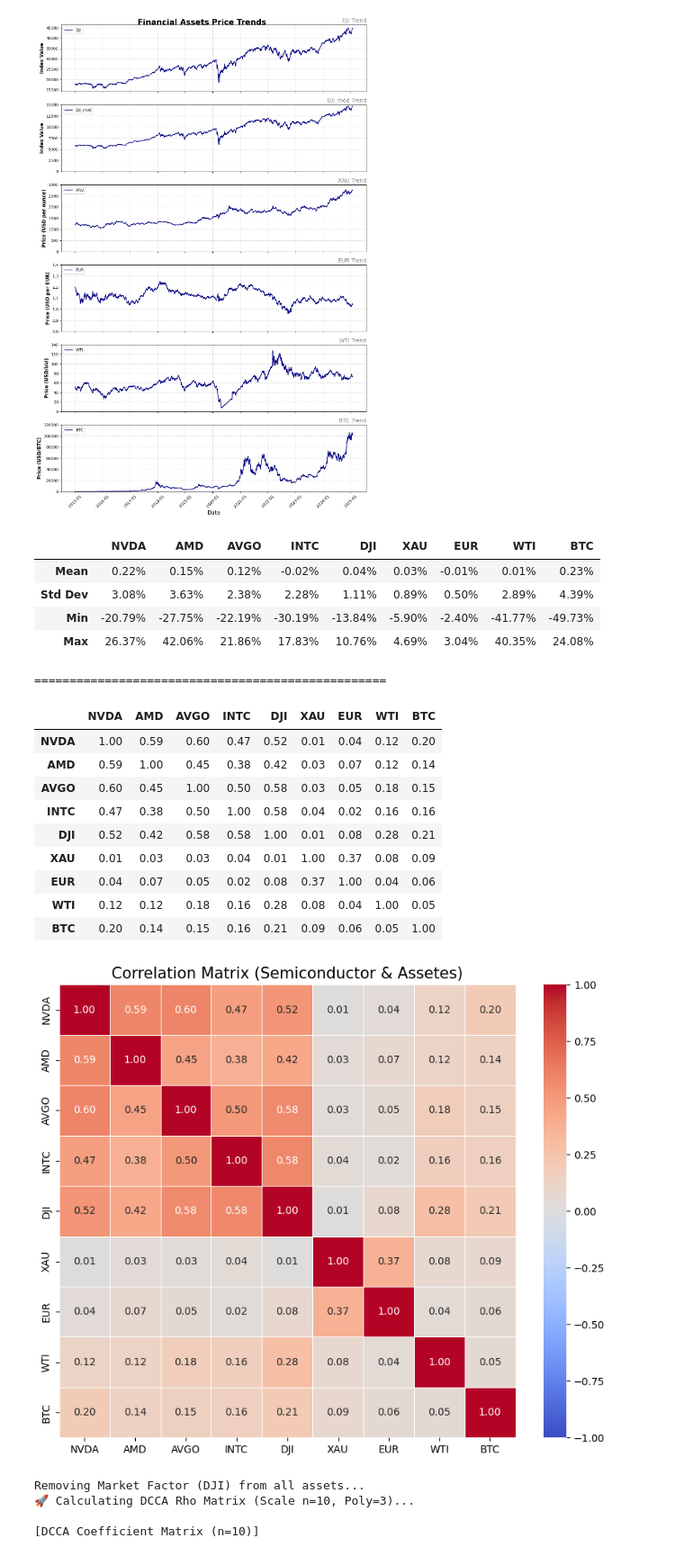
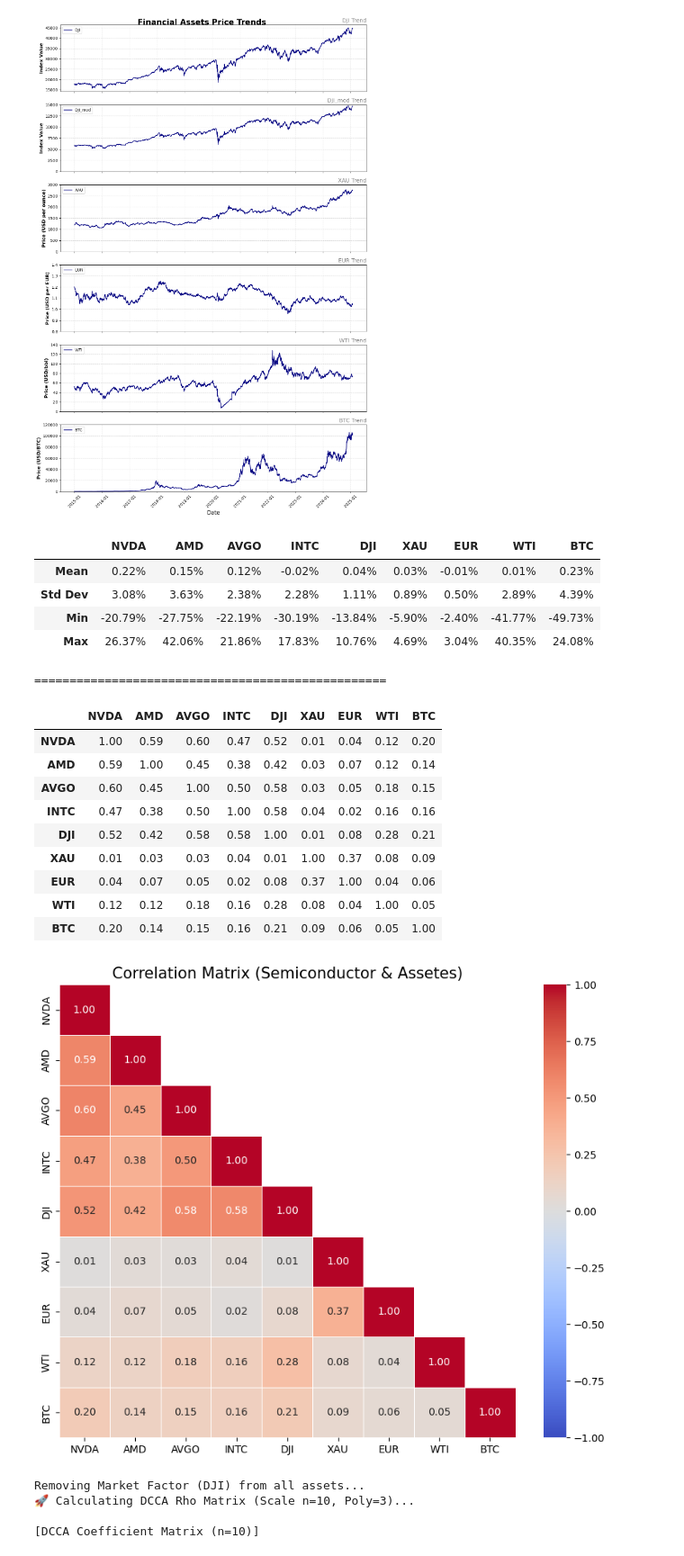
Before and after one commit to turtle-jaewoo/MF-ADCCA, a Jupyter notebook: MF-ADCCA.ipynb, the cells around one changed output. Shown at 90% size. Drawn from its saved outputs; the diff is of its cells as text; code cells hidden in the pictures.

```diff
--- a/MF-ADCCA.ipynb
+++ b/MF-ADCCA.ipynb
@@ -194,36 +194,36 @@ table1 = log_returns_pct.describe().T[['mean', 'std', 'min', 'max']]
 table1.columns = ['Mean', 'Std Dev', 'Min', 'Max']
 
 table1 = table1.T
 
 display(table1.style.format("{:.2f}%"))
 print("="*50)
 
 table2 = log_returns_pct.corr(method = 'pearson')
 display(table2.style.background_gradient(cmap = 'coolwarm', axis = None).format("{:.2f}"))
 
 plt.figure(figsize=(10, 8))
-mask = np.triu(np.ones_like(table2, dtype = bool))
-sns.heatmap(table2, annot = True, fmt = ".2f", cmap = 'coolwarm', linewidth = 0.5, vmin = -1, vmax = 1, center = 0)
+mask = np.triu(np.ones_like(table2, dtype = bool), k = 1)
+sns.heatmap(table2, annot = True, fmt = ".2f", cmap = 'coolwarm', linewidth = 0.5, vmin = -1, vmax = 1, center = 0, mask = mask)
 plt.title('Correlation Matrix (Semiconductor & Assetes)', fontsize = 15)
 plt.show()
 # %% [output]
 |  | NVDA | AMD | AVGO | INTC | DJI | XAU | EUR | WTI | BTC |
 | Mean | 0.22% | 0.15% | 0.12% | -0.02% | 0.04% | 0.03% | -0.01% | 0.01% | 0.23% |
 | Std Dev | 3.08% | 3.63% | 2.38% | 2.28% | 1.11% | 0.89% | 0.50% | 2.89% | 4.39% |
 | Min | -20.79% | -27.75% | -22.19% | -30.19% | -13.84% | -5.90% | -2.40% | -41.77% | -49.73% |
 | Max | 26.37% | 42.06% | 21.86% | 17.83% | 10.76% | 4.69% | 3.04% | 40.35% | 24.08% |
 ==================================================
 |  | NVDA | AMD | AVGO | INTC | DJI | XAU | EUR | WTI | BTC |
 | NVDA | 1.00 | 0.59 | 0.60 | 0.47 | 0.52 | 0.01 | 0.04 | 0.12 | 0.20 |
 | AMD | 0.59 | 1.00 | 0.45 | 0.38 | 0.42 | 0.03 | 0.07 | 0.12 | 0.14 |
 | AVGO | 0.60 | 0.45 | 1.00 | 0.50 | 0.58 | 0.03 | 0.05 | 0.18 | 0.15 |
 | INTC | 0.47 | 0.38 | 0.50 | 1.00 | 0.58 | 0.04 | 0.02 | 0.16 | 0.16 |
 | DJI | 0.52 | 0.42 | 0.58 | 0.58 | 1.00 | 0.01 | 0.08 | 0.28 | 0.21 |
 | XAU | 0.01 | 0.03 | 0.03 | 0.04 | 0.01 | 1.00 | 0.37 | 0.08 | 0.09 |
 | EUR | 0.04 | 0.07 | 0.05 | 0.02 | 0.08 | 0.37 | 1.00 | 0.04 | 0.06 |
 | WTI | 0.12 | 0.12 | 0.18 | 0.16 | 0.28 | 0.08 | 0.04 | 1.00 | 0.05 |
 | BTC | 0.20 | 0.14 | 0.15 | 0.16 | 0.21 | 0.09 | 0.06 | 0.05 | 1.00 |
-[figure, old version]
+[figure, new version]
 # %%
 market_index = 'DJI'
 if market_index not in log_returns_pct.columns:
```
Also changed, not shown: parts of 6 cells of this notebook.
